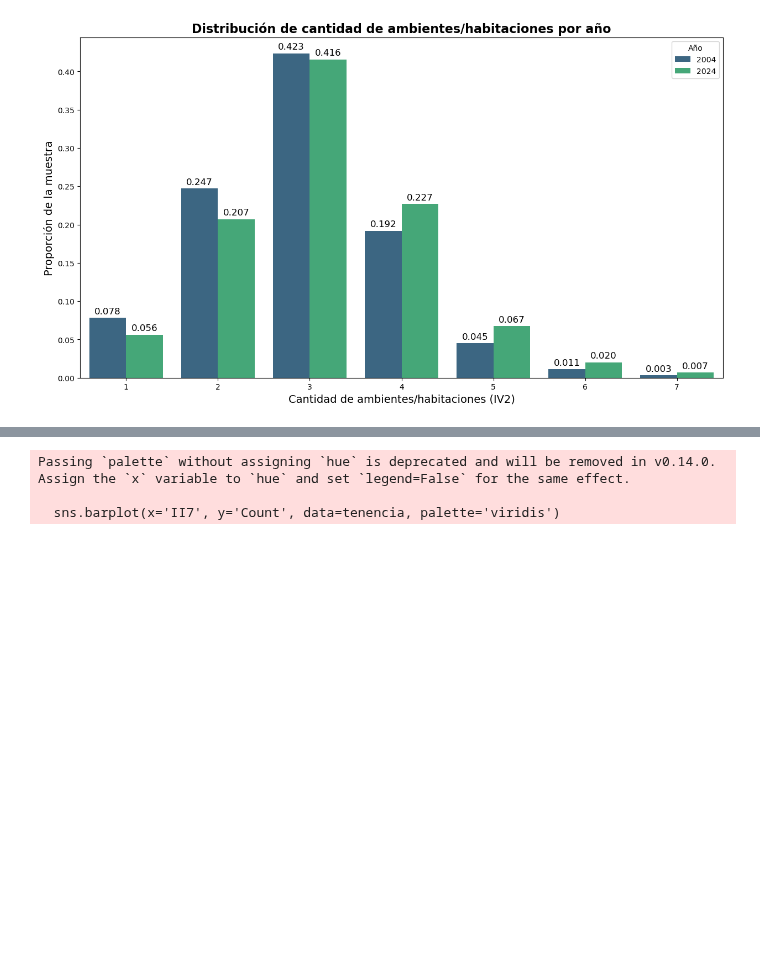
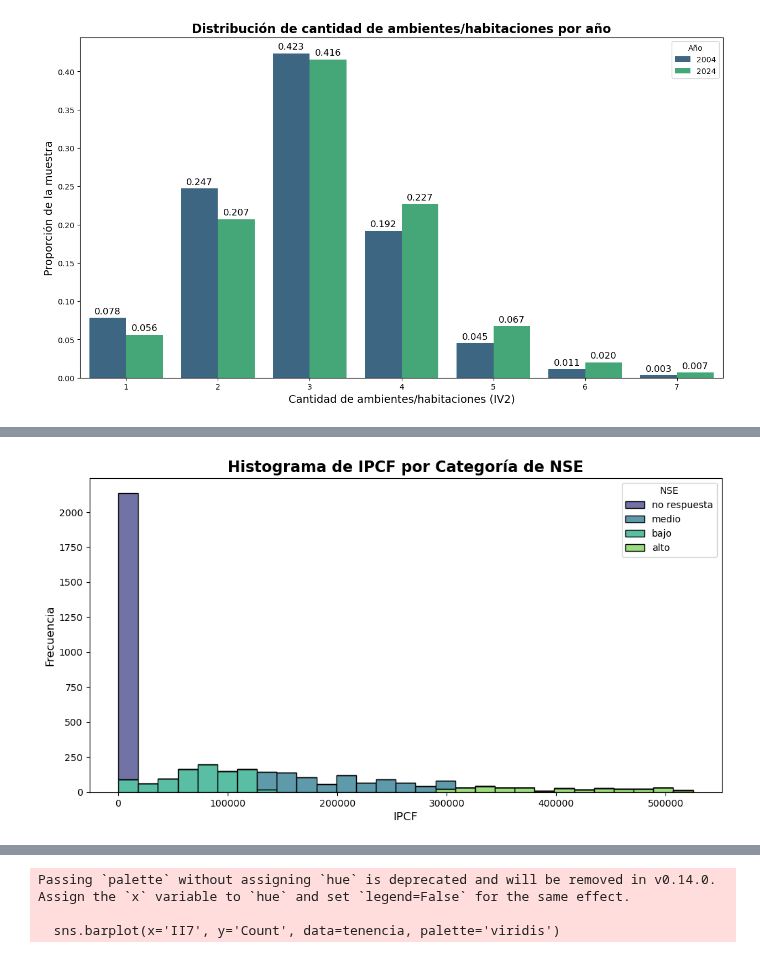
Before and after one commit to maggiecobb/CC408-T1-5, a Jupyter notebook: TP 4/TP 4.ipynb, the cells around one changed output, grey strips where cells are left out. Drawn from its saved outputs; the diff is of its cells as text; code cells hidden in the pictures; blank space fills up the shorter version.

```diff
--- a/TP 4/TP 4.ipynb
+++ b/TP 4/TP 4.ipynb
@@ -813,0 +863,16 @@ plt.show()
+# %%
+# Crear el histograma con seaborn
+plt.figure(figsize=(12, 6))
+sns.histplot(data=combined_24_total, x='IPCF', hue='NSE', multiple='stack', palette='viridis')
+
+# Personalizar el gráfico
+plt.title('Histograma de IPCF por Categoría de NSE', fontsize=16, fontweight='bold')
+plt.xlabel('IPCF', fontsize=12)
+plt.ylabel('Frecuencia', fontsize=12)
+
+handles, labels = ax.get_legend_handles_labels()
+ax.legend(handles, labels, title='Categoría NSE')
+
+plt.show()
+# %% [output]
+[figure, added]
```
Also changed, not shown: parts of 4 cells of this notebook.
